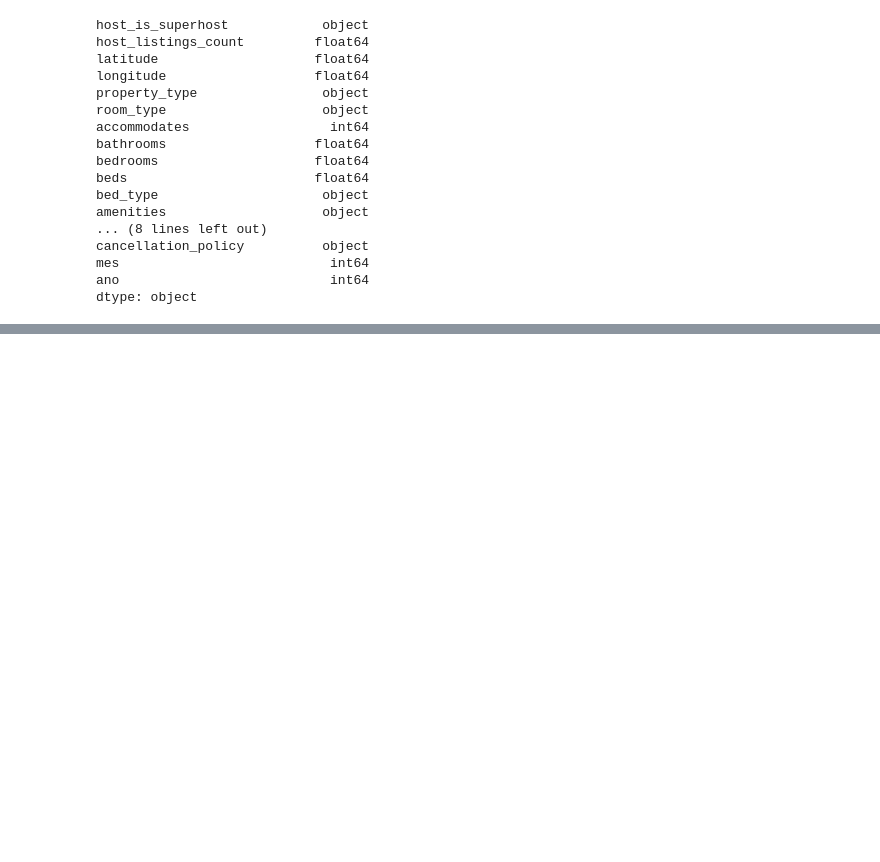
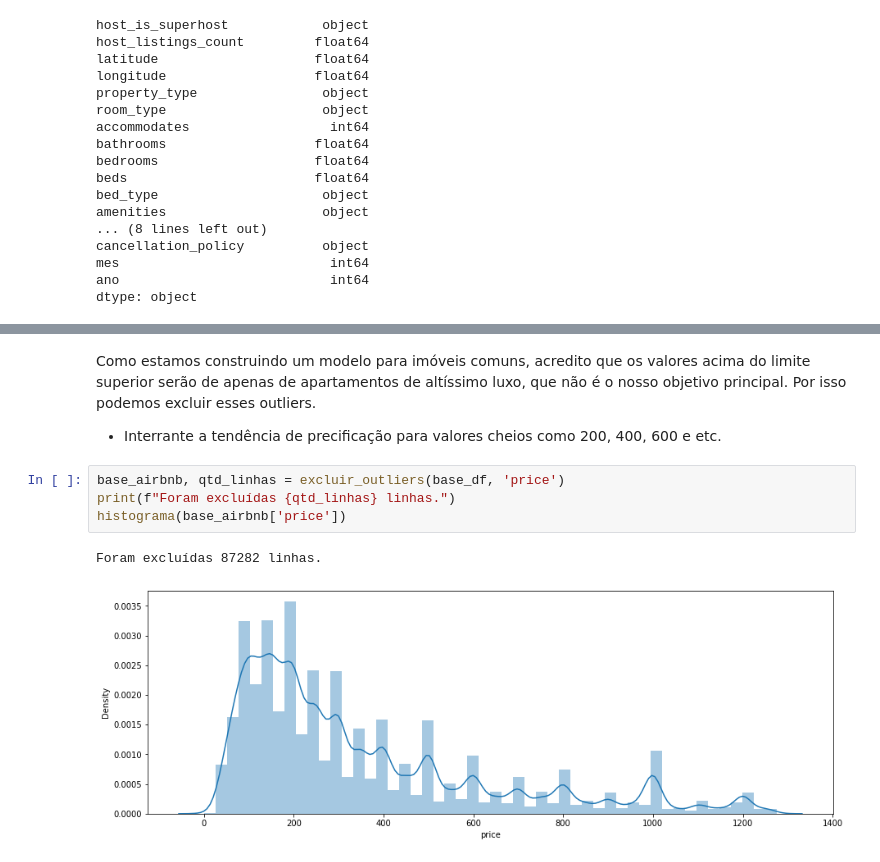
Before and after one commit to DouglasCarvalhoPereira/data_science, a Jupyter notebook: Solucao_previsao_valor.ipynb, the cells around one changed output, grey strips where cells are left out. Drawn from its saved outputs; the diff is of its cells as text; blank space fills up the shorter version.

```diff
--- a/Solucao_previsao_valor.ipynb
+++ b/Solucao_previsao_valor.ipynb
@@ -204,0 +292,12 @@ dtype: object
+# %% [markdown]
+Como estamos construindo um modelo para imóveis comuns, acredito que os valores acima do limite superior serão de apenas de
+apartamentos de altíssimo luxo, que não é o nosso objetivo principal. Por isso podemos excluir esses outliers.
+
+- Interrante a tendência de precificação para valores cheios como 200, 400, 600 e etc.
+# %%
+base_airbnb, qtd_linhas = excluir_outliers(base_df, 'price')
+print(f"Foram excluídas {qtd_linhas} linhas.")
+histograma(base_airbnb['price'])
+# %% [output]
+Foram excluídas 87282 linhas.
+[figure, added]
```
Also changed, not shown: parts of 17 cells of this notebook.
